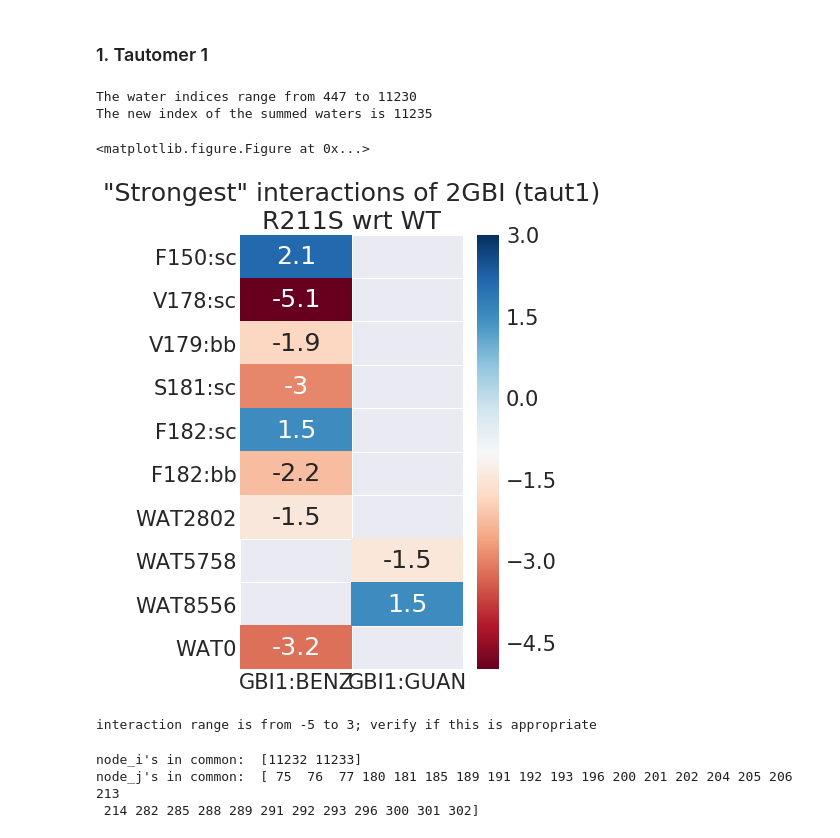
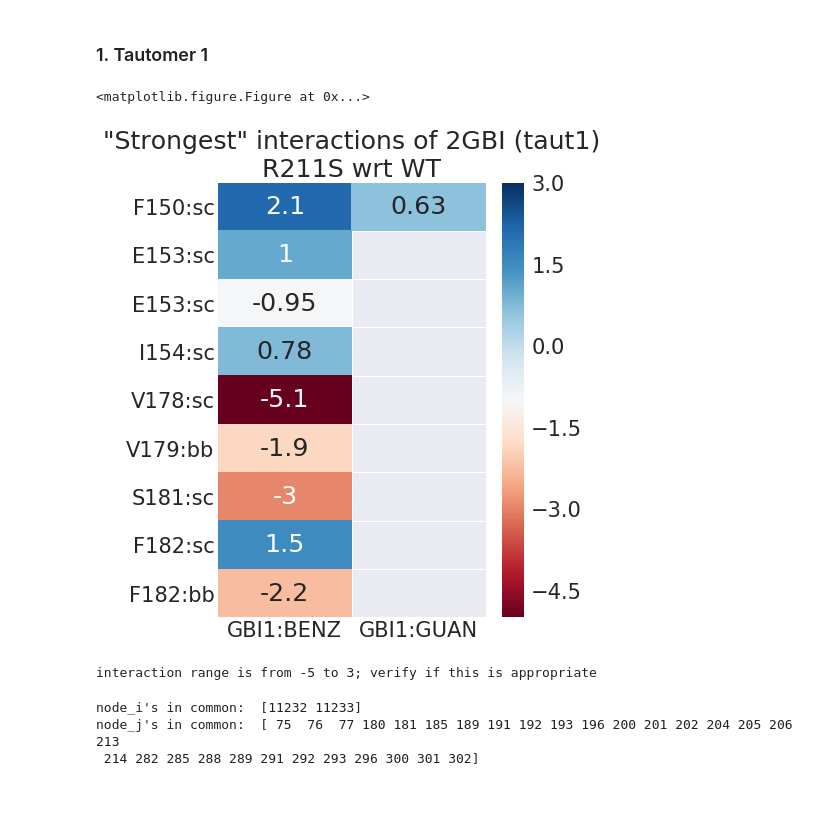
Before and after one commit to vtlim/Hv1, a Jupyter notebook: 04_fep/postFEPvanilla/analysis/3_nonCovInts/nodeAnalysis.ipynb, the cells around one changed output. Drawn from its saved outputs; the diff is of its cells as text; code cells hidden in the pictures; blank space fills up the shorter version.

```diff
--- a/04_fep/postFEPvanilla/analysis/3_nonCovInts/nodeAnalysis.ipynb
+++ b/04_fep/postFEPvanilla/analysis/3_nonCovInts/nodeAnalysis.ipynb
@@ -757,15 +793,13 @@ interaction range is from -10 to 10; verify if this is appropriate
 # %%
 # taut1 analysis (after-before) mutation
 diff_gidx_1 = diff_nodes_1.index[diff_nodes_1['resname'] == 'GBI1'].tolist()
-dry_diff_nodes_1, dry_diff_edges_1 = condenseWaters(diff_nodes_1, diff_edges_1)
-pivot_diff_gbi1_edges = selectionInts(dry_diff_nodes_1, dry_diff_edges_1, diff_gidx_1,rawNum=10, dry=False)
-plotHeatInts(dry_diff_nodes_1,pivot_diff_gbi1_edges,minHeat=-5,maxHeat=3,colors="RdBu",size=(5,8),seltitle='2GBI (taut1)\nR211S wrt WT')
+pivot_diff_gbi1_edges = selectionInts(dry_diff_nodes_1, dry_diff_edges_1, diff_gidx_1,rawNum=10)
+plotHeatInts(dry_diff_nodes_1,pivot_diff_gbi1_edges,minHeat=-5,maxHeat=3,colors="RdBu",size=(6,8),
+             seltitle='2GBI (taut1)\n{} wrt WT'.format(mutcode))
 # %% [output]
-The water indices range from 447 to 11230
-The new index of the summed waters is 11235
+<matplotlib.figure.Figure at 0x...>
+[figure, new version]
-<matplotlib.figure.Figure at 0x...>
+interaction range is from -5 to 3; verify if this is appropriate
-[figure, old version]
-interaction range is from -5 to 3; verify if this is appropriate
 # %%
 # taut1 analysis after mutation
 gidx_1 = nodes_1.index[nodes_1['resname'] == 'GBI1'].tolist()
```
Also changed, not shown: parts of 64 cells of this notebook.
